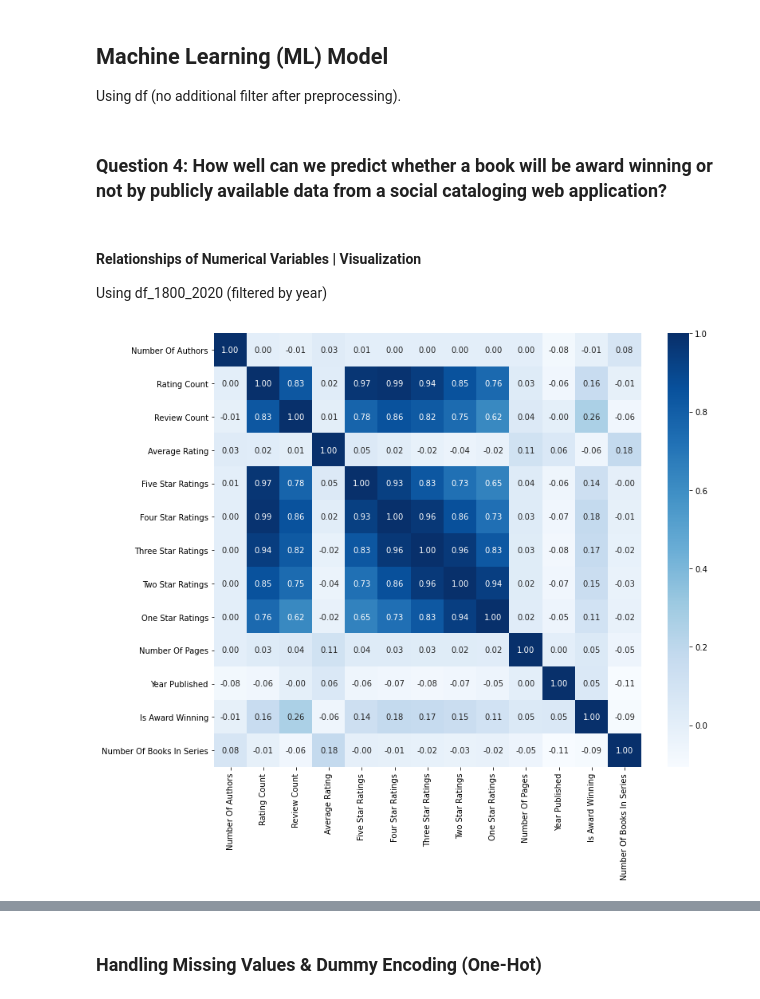
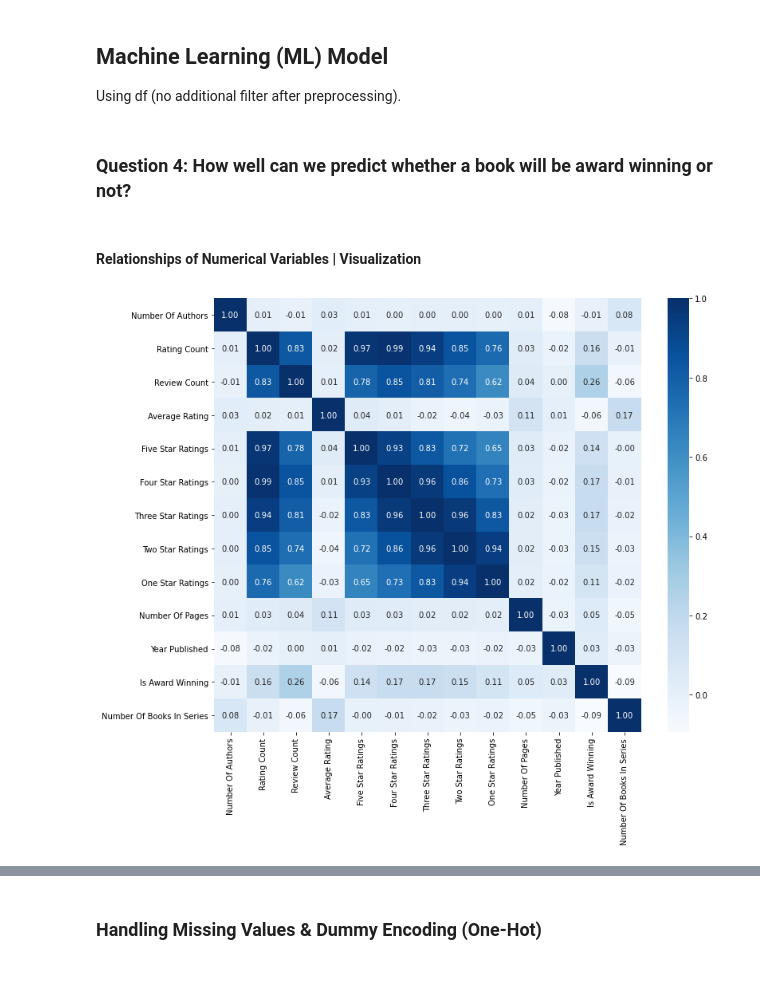
Before and after one commit to MareikeHeller/goodreads-best-books, a Jupyter notebook: best-books-prediction.ipynb, the cells around one changed output, grey strips where cells are left out. Drawn from its saved outputs; the diff is of its cells as text; code cells hidden in the pictures.

```diff
--- a/best-books-prediction.ipynb
+++ b/best-books-prediction.ipynb
@@ -426,23 +421,22 @@ The overlapping distributions of **award winning books and no-award winning book
 ## Machine Learning (ML) Model
 Using df (no additional filter after preprocessing).
 # %% [markdown]
-### Question 4: How well can we predict whether a book will be award winning or not by publicly available data from a social cataloging web application?
+### Question 4: How well can we predict whether a book will be award winning or not?<a id="question-4"></a>
 # %% [markdown]
 #### Relationships of Numerical Variables | Visualization
-Using df_1800_2020 (filtered by year)
 # %%
-num_df = df_1800_2020.select_dtypes(include=['number']) # select all numeric variables
+num_df = df.select_dtypes(include=['number']) # select all numeric variables
 num_cols_lst = num_df.columns
 
 fig, ax = plt.subplots(figsize=(12, 10))
 
-sn.heatmap(df_1800_2020.corr(), annot=True, fmt='.2f', cmap='Blues', # correlation matrix uses default method='pearson'
+sn.heatmap(df.corr(), annot=True, fmt='.2f', cmap='Blues', # correlation matrix uses default method='pearson'
            xticklabels=[x.replace('_', ' ').title() for x in num_cols_lst],
            yticklabels=[y.replace('_', ' ').title() for y in num_cols_lst])
 
 plt.show()
 # %% [output]
-[figure, old version]
+[figure, new version]
 # %% [markdown]
 **Interpretation:**
 
```
Also changed, not shown: parts of 19 cells of this notebook.
